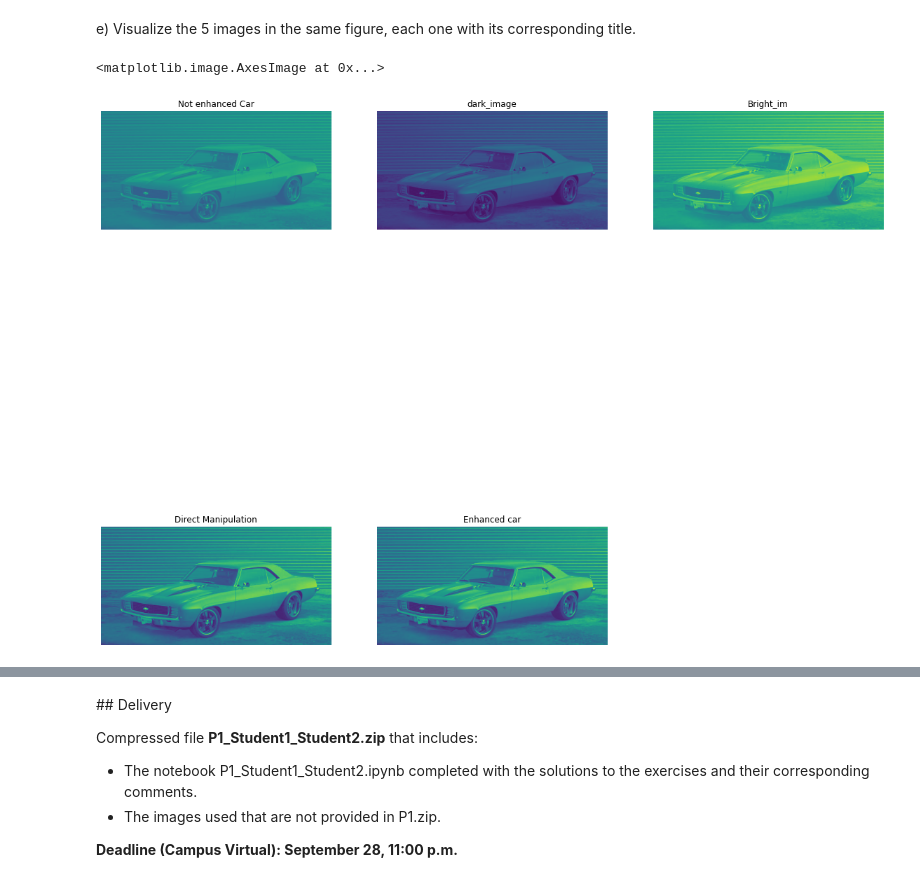
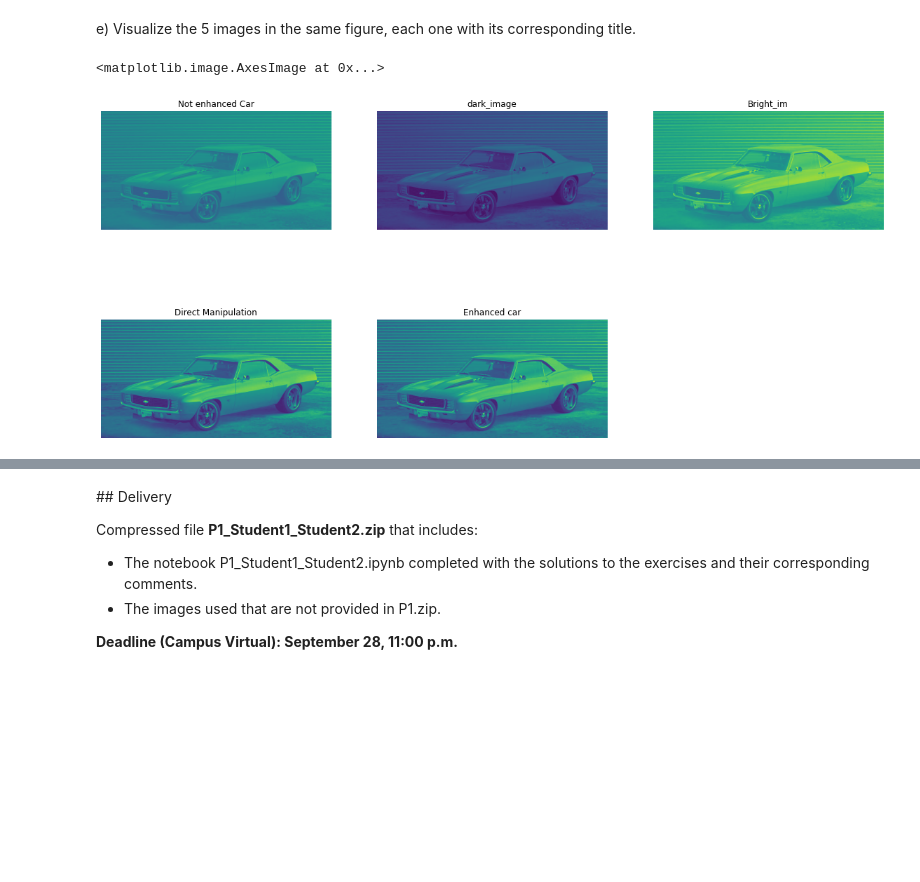
Before and after one commit to PauSolerValades/VA, a Jupyter notebook: Practica1/p1_2021_2022.ipynb, the cells around one changed output, grey strips where cells are left out. Saved outputs shown, nothing was run; the diff lists cells and outputs as text; code cells hidden in the pictures; blank space fills up the shorter version.

```diff
--- a/Practica1/p1_2021_2022.ipynb
+++ b/Practica1/p1_2021_2022.ipynb
@@ -345,33 +344,33 @@ e) Visualize the 5 images in the same figure, each one with its corresponding ti
 # %%
 fig = plt.figure(figsize=(20,20))
 
 fig.add_subplot(2,3,1)
 plt.imshow(car, vmax=255, vmin=0)
 plt.axis('off')
 plt.title('Not enhanced Car')
 
 fig.add_subplot(2,3,2)
 plt.imshow(dark_image, vmax=255, vmin=0)
 plt.axis('off')
 plt.title('dark_image')
 
 fig.add_subplot(2,3,3)
 plt.imshow(bright_im, vmax=255, vmin=0)
 plt.axis('off')
 plt.title('Bright_im')
 
-fig.add_subplot(2,3,4)
+fig.add_subplot(3,3,4)
 plt.imshow(result, vmax=255, vmin=0)
 plt.axis('off')
 plt.title('Direct Manipulation')
 
-fig.add_subplot(2,3,5)
+fig.add_subplot(3,3,5)
 plt.axis('off')
 plt.title('Enhanced car')
 plt.imshow(result)
 # %% [output]
 <matplotlib.image.AxesImage at 0x...>
-[figure, old version]
+[figure, new version]
 # %% [markdown]
 ### 1.7 Masks and logical image manipulation
 
```
Also changed, not shown: parts of 3 cells of this notebook.
